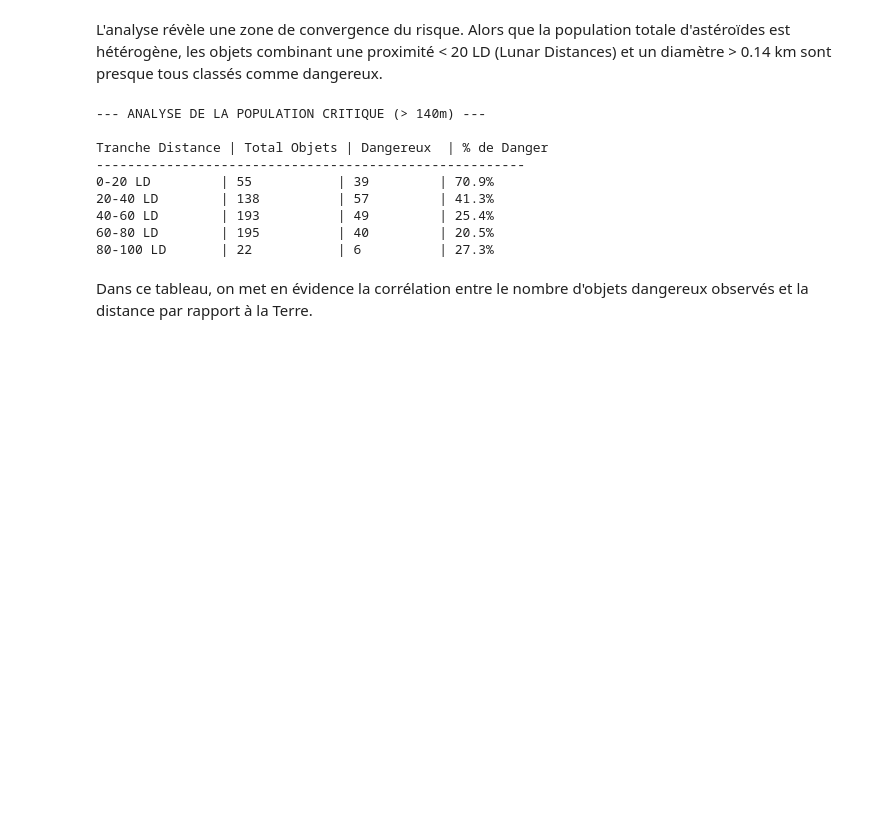
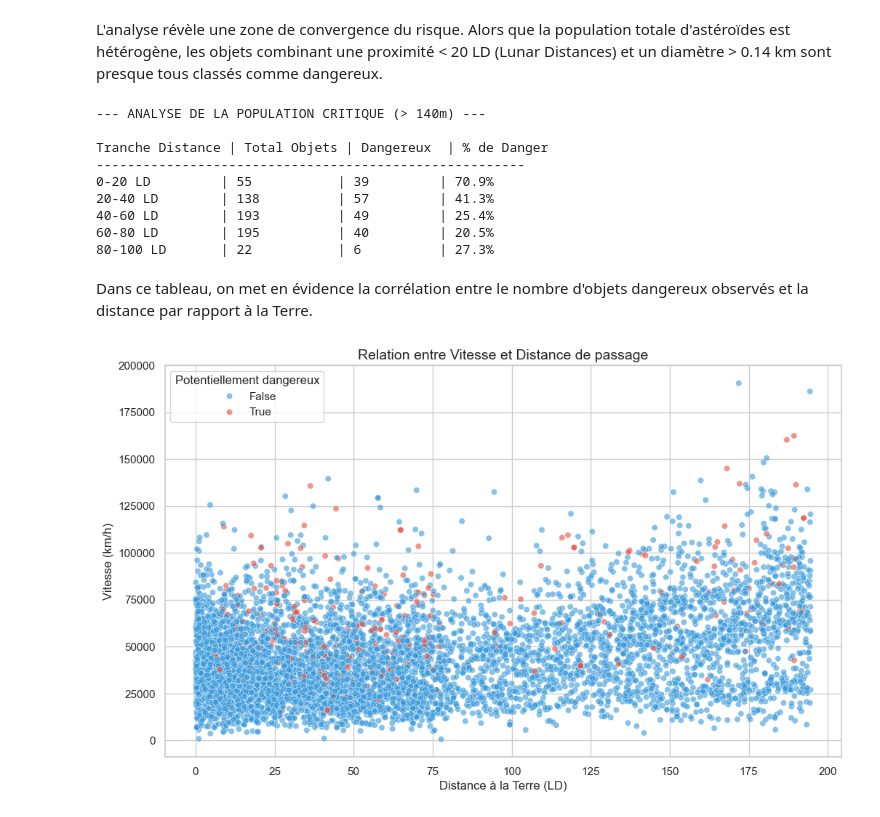
Before and after one commit to FlorentFolliard/Projet_Ydays_Nasa, a Jupyter notebook: assets/notebooks/eda1.ipynb, the cells around one changed output. Cells and saved outputs as stored; diff of their text form; code cells hidden in the pictures; blank space fills up the shorter version.

```diff
--- a/assets/notebooks/eda1.ipynb
+++ b/assets/notebooks/eda1.ipynb
@@ -86,3 +86,23 @@ Tranche Distance | Total Objets | Dangereux  | % de Danger
 80-100 LD       | 22           | 6          | 27.3%
 # %% [markdown]
 Dans ce tableau, on met en évidence la corrélation entre le nombre d'objets dangereux observés et la distance par rapport à la Terre.
+# %%
+# Cellule 6 : Relation Vitesse / Distance
+plt.figure(figsize=(12, 7))
+
+sns.scatterplot(
+    data=df,
+    x="distance_lunaire",
+    y="vitesse_km_h",
+    hue="est_dangereux",
+    palette={True: "#e74c3c", False: "#3498db"},
+    alpha=0.6
+)
+
+plt.title("Relation entre Vitesse et Distance de passage", fontsize=14)
+plt.xlabel("Distance à la Terre (LD)", fontsize=12)
+plt.ylabel("Vitesse (km/h)", fontsize=12)
+plt.legend(title="Potentiellement dangereux")
+plt.show()
+# %% [output]
+[figure, added]
```
Also changed, not shown: 2 other files.
